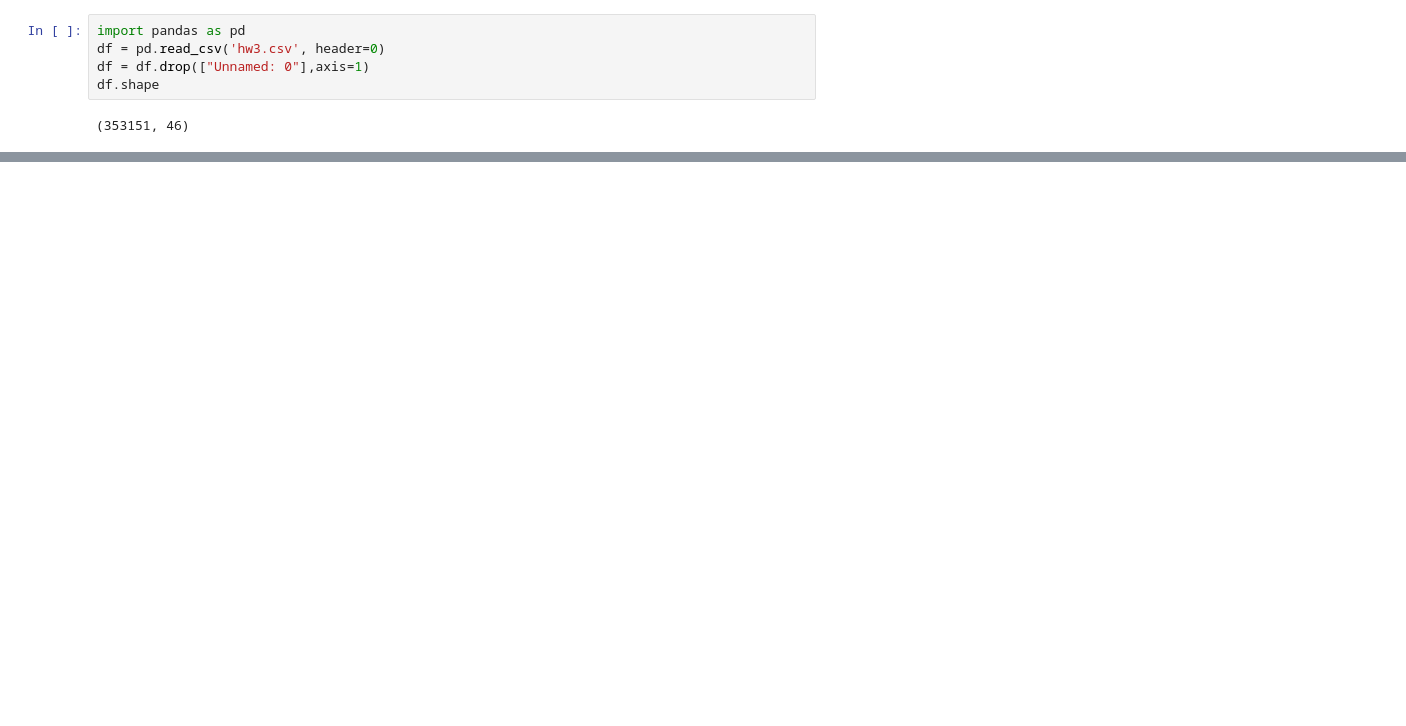
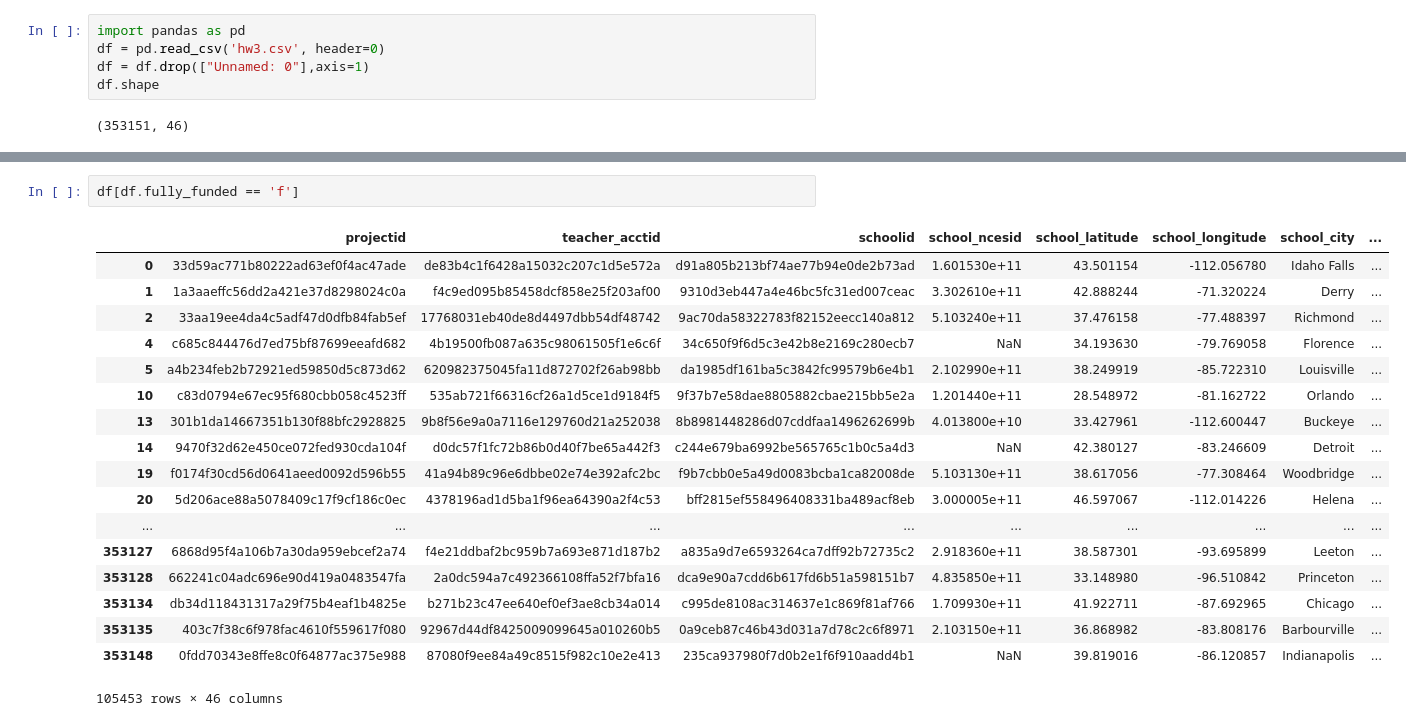
Before and after one commit to Keisuke-Yokota/CAPP-30254-1-Spring-2018-, a Jupyter notebook: hw3/HW3-1.ipynb, the cells around one changed output, grey strips where cells are left out. Drawn from its saved outputs; the diff is of its cells as text; blank space fills up the shorter version.

```diff
--- a/hw3/HW3-1.ipynb
+++ b/hw3/HW3-1.ipynb
@@ -44 +51,22 @@ df.loc[:, ["projectid", "schoolid"]]
 353151 rows × 2 columns
+# %%
+df[df.fully_funded == 'f']
+# %% [output]
+|  | projectid | teacher_acctid | schoolid | school_ncesid | school_latitude | school_longitude | school_city | ... |
+| 0 | 33d59ac771b80222ad63ef0f4ac47ade | de83b4c1f6428a15032c207c1d5e572a | d91a805b213bf74ae77b94e0de2b73ad | 1.601530e+11 | 43.501154 | -112.056780 | Idaho Falls | ... |
+| 1 | 1a3aaeffc56dd2a421e37d8298024c0a | f4c9ed095b85458dcf858e25f203af00 | 9310d3eb447a4e46bc5fc31ed007ceac | 3.302610e+11 | 42.888244 | -71.320224 | Derry | ... |
+| 2 | 33aa19ee4da4c5adf47d0dfb84fab5ef | 17768031eb40de8d4497dbb54df48742 | 9ac70da58322783f82152eecc140a812 | 5.103240e+11 | 37.476158 | -77.488397 | Richmond | ... |
+| 4 | c685c844476d7ed75bf87699eeafd682 | 4b19500fb087a635c98061505f1e6c6f | 34c650f9f6d5c3e42b8e2169c280ecb7 | NaN | 34.193630 | -79.769058 | Florence | ... |
+| 5 | a4b234feb2b72921ed59850d5c873d62 | 620982375045fa11d872702f26ab98bb | da1985df161ba5c3842fc99579b6e4b1 | 2.102990e+11 | 38.249919 | -85.722310 | Louisville | ... |
+| 10 | c83d0794e67ec95f680cbb058c4523ff | 535ab721f66316cf26a1d5ce1d9184f5 | 9f37b7e58dae8805882cbae215bb5e2a | 1.201440e+11 | 28.548972 | -81.162722 | Orlando | ... |
+| 13 | 301b1da14667351b130f88bfc2928825 | 9b8f56e9a0a7116e129760d21a252038 | 8b8981448286d07cddfaa1496262699b | 4.013800e+10 | 33.427961 | -112.600447 | Buckeye | ... |
+| 14 | 9470f32d62e450ce072fed930cda104f | d0dc57f1fc72b86b0d40f7be65a442f3 | c244e679ba6992be565765c1b0c5a4d3 | NaN | 42.380127 | -83.246609 | Detroit | ... |
+| 19 | f0174f30cd56d0641aeed0092d596b55 | 41a94b89c96e6dbbe02e74e392afc2bc | f9b7cbb0e5a49d0083bcba1ca82008de | 5.103130e+11 | 38.617056 | -77.308464 | Woodbridge | ... |
+| 20 | 5d206ace88a5078409c17f9cf186c0ec | 4378196ad1d5ba1f96ea64390a2f4c53 | bff2815ef558496408331ba489acf8eb | 3.000005e+11 | 46.597067 | -112.014226 | Helena | ... |
+| ... | ... | ... | ... | ... | ... | ... | ... | ... |
+| 353127 | 6868d95f4a106b7a30da959ebcef2a74 | f4e21ddbaf2bc959b7a693e871d187b2 | a835a9d7e6593264ca7dff92b72735c2 | 2.918360e+11 | 38.587301 | -93.695899 | Leeton | ... |
+| 353128 | 662241c04adc696e90d419a0483547fa | 2a0dc594a7c492366108ffa52f7bfa16 | dca9e90a7cdd6b617fd6b51a598151b7 | 4.835850e+11 | 33.148980 | -96.510842 | Princeton | ... |
+| 353134 | db34d118431317a29f75b4eaf1b4825e | b271b23c47ee640ef0ef3ae8cb34a014 | c995de8108ac314637e1c869f81af766 | 1.709930e+11 | 41.922711 | -87.692965 | Chicago | ... |
+| 353135 | 403c7f38c6f978fac4610f559617f080 | 92967d44df8425009099645a010260b5 | 0a9ceb87c46b43d031a7d78c2c6f8971 | 2.103150e+11 | 36.868982 | -83.808176 | Barbourville | ... |
+| 353148 | 0fdd70343e8ffe8c0f64877ac375e988 | 87080f9ee84a49c8515f982c10e2e413 | 235ca937980f7d0b2e1f6f910aadd4b1 | NaN | 39.819016 | -86.120857 | Indianapolis | ... |
+105453 rows × 46 columns
```
Also changed, not shown: parts of 17 cells of this notebook, 3 other files.
